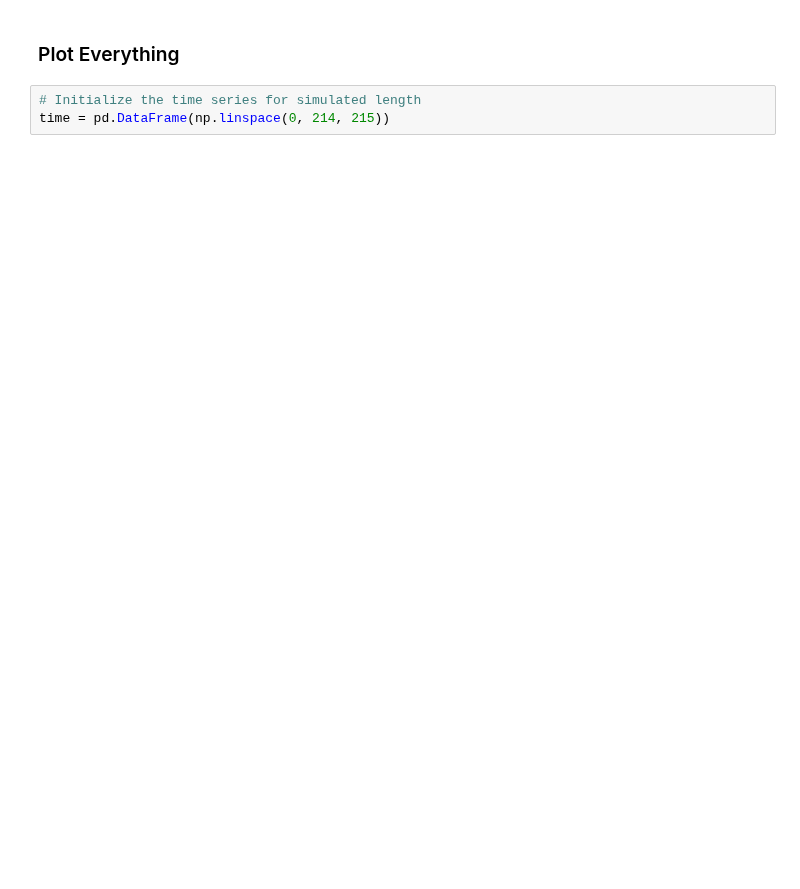
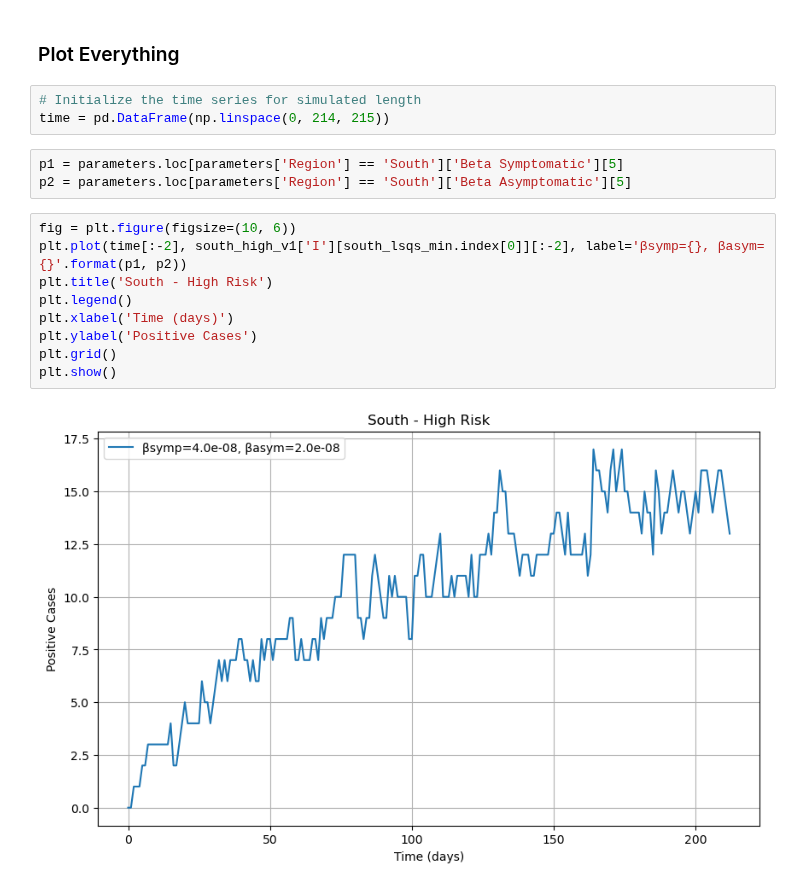
Before and after one commit to kazi0302/COVID-19-Modeling-and-Parameter-Fitting, a Jupyter notebook: Monte Carlo Simulation/MC_simulator.ipynb, the cells around one changed output. Saved outputs shown, nothing was run; the diff lists cells and outputs as text; blank space fills up the shorter version.

```diff
--- a/Monte Carlo Simulation/MC_simulator.ipynb
+++ b/Monte Carlo Simulation/MC_simulator.ipynb
@@ -886,3 +941,17 @@ parameters
 # %%
 # Initialize the time series for simulated length
 time = pd.DataFrame(np.linspace(0, 214, 215))
+# %%
+p1 = parameters.loc[parameters['Region'] == 'South']['Beta Symptomatic'][5]
+p2 = parameters.loc[parameters['Region'] == 'South']['Beta Asymptomatic'][5]
+# %%
+fig = plt.figure(figsize=(10, 6))
+plt.plot(time[:-2], south_high_v1['I'][south_lsqs_min.index[0]][:-2], label='βsymp={}, βasym={}'.format(p1, p2))
+plt.title('South - High Risk')
+plt.legend()
+plt.xlabel('Time (days)')
+plt.ylabel('Positive Cases')
+plt.grid()
+plt.show()
+# %% [output]
+[figure, added]
```
Also changed, not shown: parts of 28 cells of this notebook, 40 other files.
